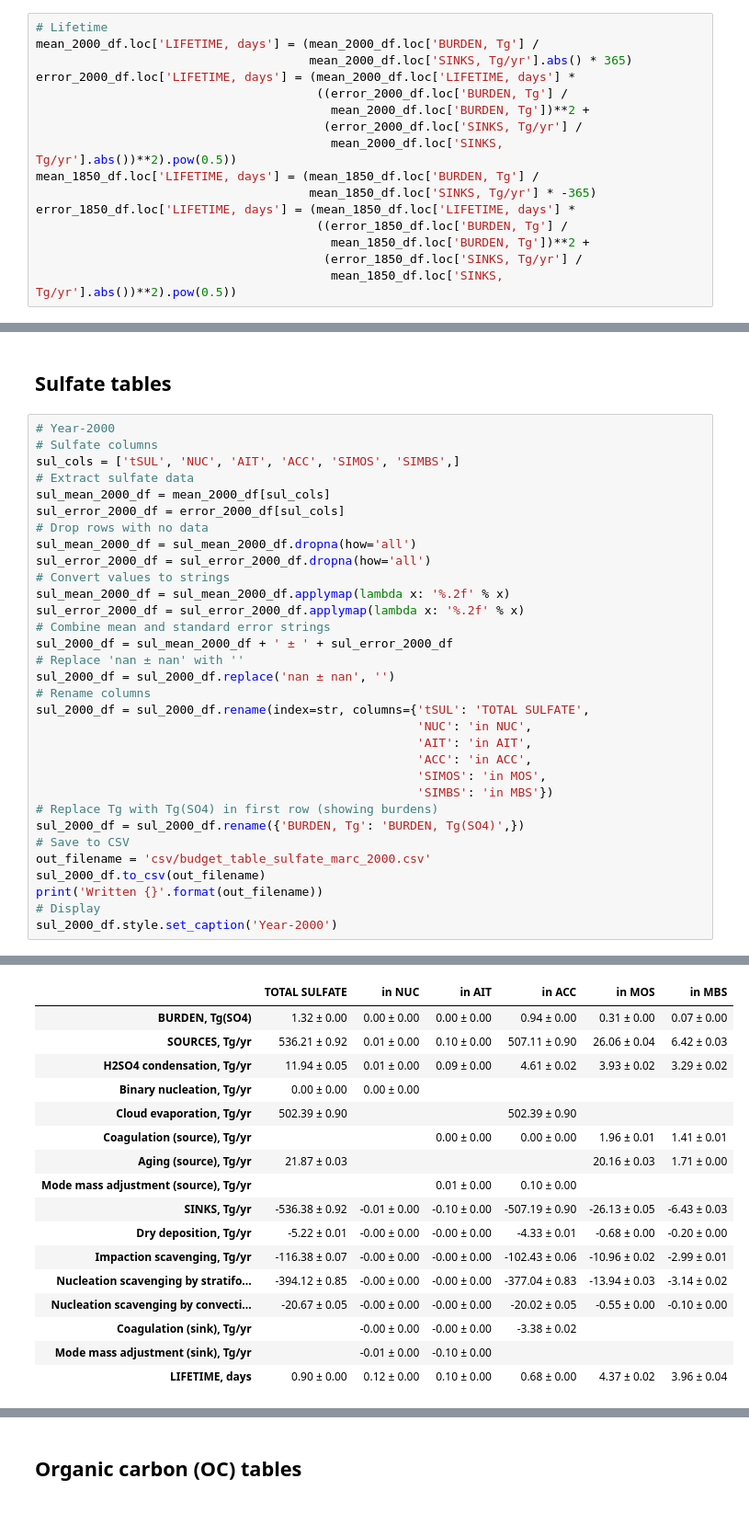
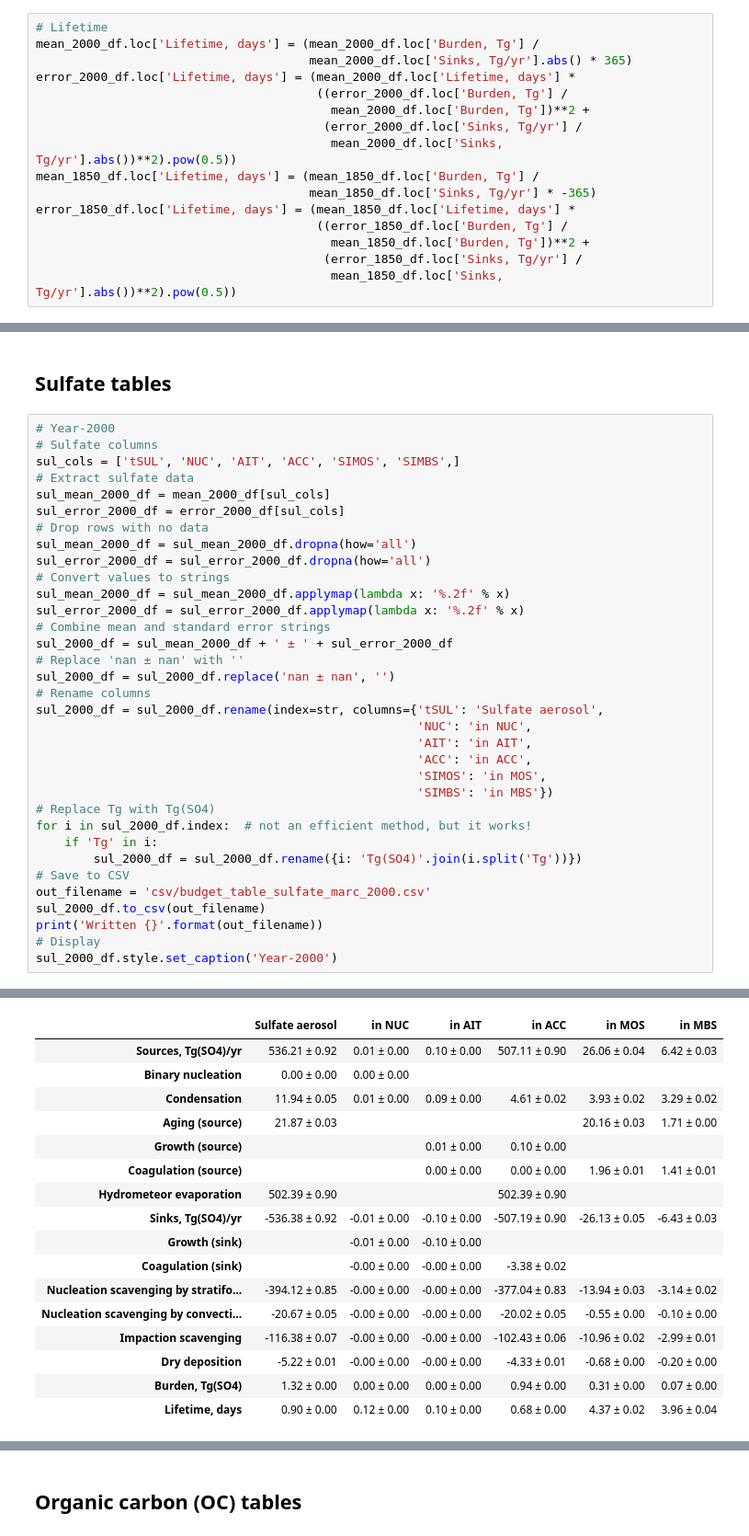
Before and after one commit to grandey/p17c-marc-comparison, a Jupyter notebook: analysis_draft2017b/budget_tables_draft2017b.ipynb, the cells around one changed output, grey strips where cells are left out. Shown at 92% size. Cells and saved outputs as stored; diff of their text form.

Commit message:
budget_tables_draft2017b.ipynb, csv tables: modifying row order, naming etc

```diff
--- a/analysis_draft2017b/budget_tables_draft2017b.ipynb
+++ b/analysis_draft2017b/budget_tables_draft2017b.ipynb
@@ -158,20 +160,20 @@ for k, v in diagnostic_dict.items():  # loop over diagnostics
             error_1850_df.loc[v, col] = error_dict[(k.format(col), '1850')]
 # %%
 # Lifetime
-mean_2000_df.loc['LIFETIME, days'] = (mean_2000_df.loc['BURDEN, Tg'] /
-                                      mean_2000_df.loc['SINKS, Tg/yr'].abs() * 365)
-error_2000_df.loc['LIFETIME, days'] = (mean_2000_df.loc['LIFETIME, days'] *
-                                       ((error_2000_df.loc['BURDEN, Tg'] /
-                                         mean_2000_df.loc['BURDEN, Tg'])**2 +
-                                        (error_2000_df.loc['SINKS, Tg/yr'] /
-                                         mean_2000_df.loc['SINKS, Tg/yr'].abs())**2).pow(0.5))
-mean_1850_df.loc['LIFETIME, days'] = (mean_1850_df.loc['BURDEN, Tg'] /
-                                      mean_1850_df.loc['SINKS, Tg/yr'] * -365)
-error_1850_df.loc['LIFETIME, days'] = (mean_1850_df.loc['LIFETIME, days'] *
-                                       ((error_1850_df.loc['BURDEN, Tg'] /
-                                         mean_1850_df.loc['BURDEN, Tg'])**2 +
-                                        (error_1850_df.loc['SINKS, Tg/yr'] /
-                                         mean_1850_df.loc['SINKS, Tg/yr'].abs())**2).pow(0.5))
+mean_2000_df.loc['Lifetime, days'] = (mean_2000_df.loc['Burden, Tg'] /
+                                      mean_2000_df.loc['Sinks, Tg/yr'].abs() * 365)
+error_2000_df.loc['Lifetime, days'] = (mean_2000_df.loc['Lifetime, days'] *
+                                       ((error_2000_df.loc['Burden, Tg'] /
+                                         mean_2000_df.loc['Burden, Tg'])**2 +
+                                        (error_2000_df.loc['Sinks, Tg/yr'] /
+                                         mean_2000_df.loc['Sinks, Tg/yr'].abs())**2).pow(0.5))
+mean_1850_df.loc['Lifetime, days'] = (mean_1850_df.loc['Burden, Tg'] /
+                                      mean_1850_df.loc['Sinks, Tg/yr'] * -365)
+error_1850_df.loc['Lifetime, days'] = (mean_1850_df.loc['Lifetime, days'] *
+                                       ((error_1850_df.loc['Burden, Tg'] /
+                                         mean_1850_df.loc['Burden, Tg'])**2 +
+                                        (error_1850_df.loc['Sinks, Tg/yr'] /
+                                         mean_1850_df.loc['Sinks, Tg/yr'].abs())**2).pow(0.5))
 # %%
 # Print means for marc_2000
 mean_2000_df
@@ -221,53 +223,55 @@ mean_1850_df
 # Sulfate columns
 sul_cols = ['tSUL', 'NUC', 'AIT', 'ACC', 'SIMOS', 'SIMBS',]
 # Extract sulfate data
 sul_mean_2000_df = mean_2000_df[sul_cols]
 sul_error_2000_df = error_2000_df[sul_cols]
 # Drop rows with no data
 sul_mean_2000_df = sul_mean_2000_df.dropna(how='all')
 sul_error_2000_df = sul_error_2000_df.dropna(how='all')
 # Convert values to strings
 sul_mean_2000_df = sul_mean_2000_df.applymap(lambda x: '%.2f' % x)
 sul_error_2000_df = sul_error_2000_df.applymap(lambda x: '%.2f' % x)
 # Combine mean and standard error strings
 sul_2000_df = sul_mean_2000_df + ' ± ' + sul_error_2000_df
 # Replace 'nan ± nan' with ''
 sul_2000_df = sul_2000_df.replace('nan ± nan', '')
 # Rename columns
-sul_2000_df = sul_2000_df.rename(index=str, columns={'tSUL': 'TOTAL SULFATE',
+sul_2000_df = sul_2000_df.rename(index=str, columns={'tSUL': 'Sulfate aerosol',
                                                      'NUC': 'in NUC',
                                                      'AIT': 'in AIT',
                                                      'ACC': 'in ACC',
                                                      'SIMOS': 'in MOS',
                                                      'SIMBS': 'in MBS'})
-# Replace Tg with Tg(SO4) in first row (showing burdens)
-sul_2000_df = sul_2000_df.rename({'BURDEN, Tg': 'BURDEN, Tg(SO4)',})
+# Replace Tg with Tg(SO4)
+for i in sul_2000_df.index:  # not an efficient method, but it works!
+    if 'Tg' in i:
+        sul_2000_df = sul_2000_df.rename({i: 'Tg(SO4)'.join(i.split('Tg'))})
 # Save to CSV
 out_filename = 'csv/budget_table_sulfate_marc_2000.csv'
 sul_2000_df.to_csv(out_filename)
 print('Written {}'.format(out_filename))
 # Display
 sul_2000_df.style.set_caption('Year-2000')
 # %% [output]
 Written csv/budget_table_sulfate_marc_2000.csv
 Year-2000
-|  | TOTAL SULFATE | in NUC | in AIT | in ACC | in MOS | in MBS |
-| BURDEN, Tg(SO4) | 1.32 ± 0.00 | 0.00 ± 0.00 | 0.00 ± 0.00 | 0.94 ± 0.00 | 0.31 ± 0.00 | 0.07 ± 0.00 |
-| SOURCES, Tg/yr | 536.21 ± 0.92 | 0.01 ± 0.00 | 0.10 ± 0.00 | 507.11 ± 0.90 | 26.06 ± 0.04 | 6.42 ± 0.03 |
-| H2SO4 condensation, Tg/yr | 11.94 ± 0.05 | 0.01 ± 0.00 | 0.09 ± 0.00 | 4.61 ± 0.02 | 3.93 ± 0.02 | 3.29 ± 0.02 |
-| Binary nucleation, Tg/yr | 0.00 ± 0.00 | 0.00 ± 0.00 |  |  |  |  |
-| Cloud evaporation, Tg/yr | 502.39 ± 0.90 |  |  | 502.39 ± 0.90 |  |  |
-| Coagulation (source), Tg/yr |  |  | 0.00 ± 0.00 | 0.00 ± 0.00 | 1.96 ± 0.01 | 1.41 ± 0.01 |
-| Aging (source), Tg/yr | 21.87 ± 0.03 |  |  |  | 20.16 ± 0.03 | 1.71 ± 0.00 |
-| Mode mass adjustment (source), Tg/yr |  |  | 0.01 ± 0.00 | 0.10 ± 0.00 |  |  |
-| SINKS, Tg/yr | -536.38 ± 0.92 | -0.01 ± 0.00 | -0.10 ± 0.00 | -507.19 ± 0.90 | -26.13 ± 0.05 | -6.43 ± 0.03 |
-| Dry deposition, Tg/yr | -5.22 ± 0.01 | -0.00 ± 0.00 | -0.00 ± 0.00 | -4.33 ± 0.01 | -0.68 ± 0.00 | -0.20 ± 0.00 |
-| Impaction scavenging, Tg/yr | -116.38 ± 0.07 | -0.00 ± 0.00 | -0.00 ± 0.00 | -102.43 ± 0.06 | -10.96 ± 0.02 | -2.99 ± 0.01 |
+|  | Sulfate aerosol | in NUC | in AIT | in ACC | in MOS | in MBS |
+| Sources, Tg(SO4)/yr | 536.21 ± 0.92 | 0.01 ± 0.00 | 0.10 ± 0.00 | 507.11 ± 0.90 | 26.06 ± 0.04 | 6.42 ± 0.03 |
+| Binary nucleation | 0.00 ± 0.00 | 0.00 ± 0.00 |  |  |  |  |
+| Condensation | 11.94 ± 0.05 | 0.01 ± 0.00 | 0.09 ± 0.00 | 4.61 ± 0.02 | 3.93 ± 0.02 | 3.29 ± 0.02 |
+| Aging (source) | 21.87 ± 0.03 |  |  |  | 20.16 ± 0.03 | 1.71 ± 0.00 |
+| Growth (source) |  |  | 0.01 ± 0.00 | 0.10 ± 0.00 |  |  |
+| Coagulation (source) |  |  | 0.00 ± 0.00 | 0.00 ± 0.00 | 1.96 ± 0.01 | 1.41 ± 0.01 |
+| Hydrometeor evaporation | 502.39 ± 0.90 |  |  | 502.39 ± 0.90 |  |  |
+| Sinks, Tg(SO4)/yr | -536.38 ± 0.92 | -0.01 ± 0.00 | -0.10 ± 0.00 | -507.19 ± 0.90 | -26.13 ± 0.05 | -6.43 ± 0.03 |
+| Growth (sink) |  | -0.01 ± 0.00 | -0.10 ± 0.00 |  |  |  |
+| Coagulation (sink) |  | -0.00 ± 0.00 | -0.00 ± 0.00 | -3.38 ± 0.02 |  |  |
 | Nucleation scavenging by stratifo... | -394.12 ± 0.85 | -0.00 ± 0.00 | -0.00 ± 0.00 | -377.04 ± 0.83 | -13.94 ± 0.03 | -3.14 ± 0.02 |
 | Nucleation scavenging by convecti... | -20.67 ± 0.05 | -0.00 ± 0.00 | -0.00 ± 0.00 | -20.02 ± 0.05 | -0.55 ± 0.00 | -0.10 ± 0.00 |
-| Coagulation (sink), Tg/yr |  | -0.00 ± 0.00 | -0.00 ± 0.00 | -3.38 ± 0.02 |  |  |
-| Mode mass adjustment (sink), Tg/yr |  | -0.01 ± 0.00 | -0.10 ± 0.00 |  |  |  |
-| LIFETIME, days | 0.90 ± 0.00 | 0.12 ± 0.00 | 0.10 ± 0.00 | 0.68 ± 0.00 | 4.37 ± 0.02 | 3.96 ± 0.04 |
+| Impaction scavenging | -116.38 ± 0.07 | -0.00 ± 0.00 | -0.00 ± 0.00 | -102.43 ± 0.06 | -10.96 ± 0.02 | -2.99 ± 0.01 |
+| Dry deposition | -5.22 ± 0.01 | -0.00 ± 0.00 | -0.00 ± 0.00 | -4.33 ± 0.01 | -0.68 ± 0.00 | -0.20 ± 0.00 |
+| Burden, Tg(SO4) | 1.32 ± 0.00 | 0.00 ± 0.00 | 0.00 ± 0.00 | 0.94 ± 0.00 | 0.31 ± 0.00 | 0.07 ± 0.00 |
+| Lifetime, days | 0.90 ± 0.00 | 0.12 ± 0.00 | 0.10 ± 0.00 | 0.68 ± 0.00 | 4.37 ± 0.02 | 3.96 ± 0.04 |
 # %%
 # Year-1850
 # Extract sulfate data
```
Also changed, not shown: parts of 13 cells of this notebook, 10 other files.
